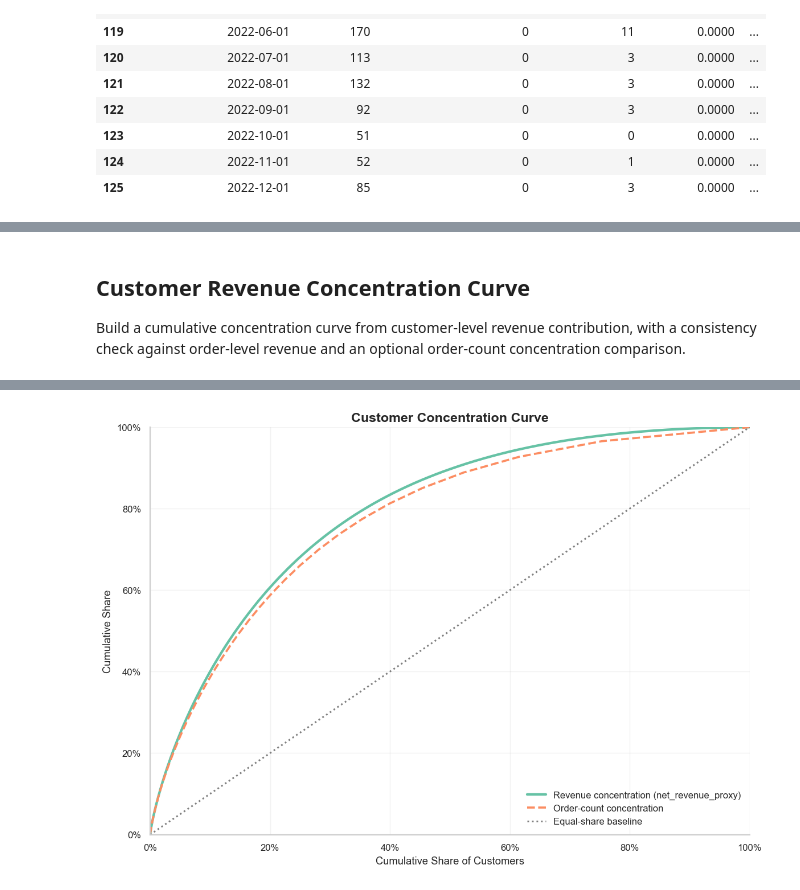
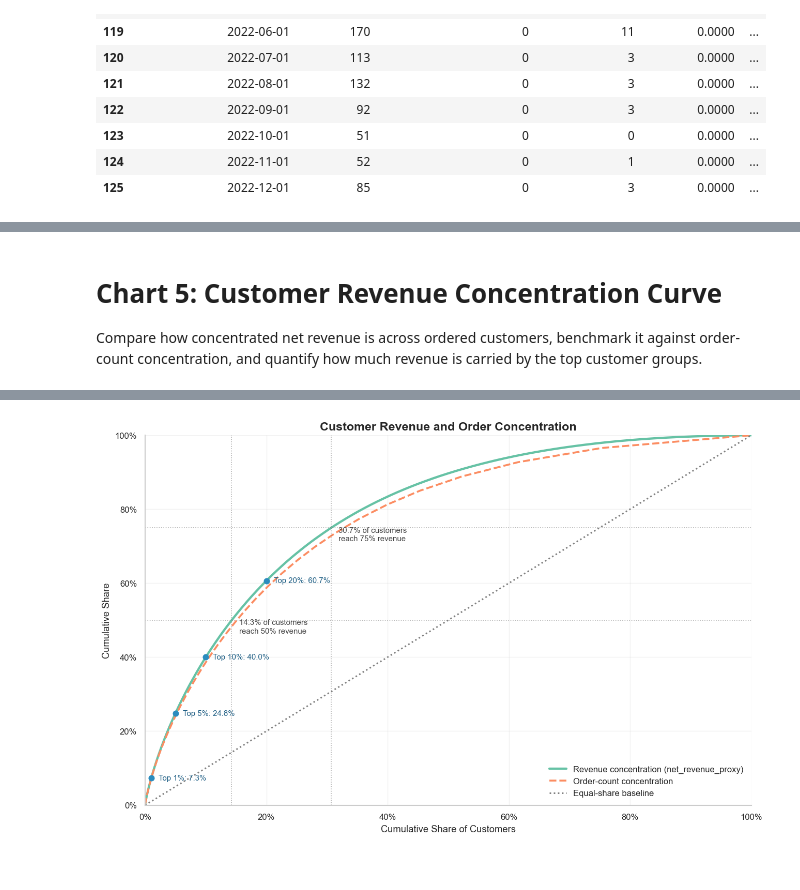
Before and after one commit to NgTHung/DATATHON-2026-r1, a Jupyter notebook: notebooks/Demand-side.ipynb, the cells around one changed output, grey strips where cells are left out. Cells and saved outputs as stored; diff of their text form; code cells hidden in the pictures.

Commit message:
feat: update chart 5

```diff
--- a/notebooks/Demand-side.ipynb
+++ b/notebooks/Demand-side.ipynb
@@ -834,7 +949,7 @@ plt.tight_layout()
 # %% [markdown]
-## Customer Revenue Concentration Curve
+# Chart 5: Customer Revenue Concentration Curve
 
-Build a cumulative concentration curve from customer-level revenue contribution, with a consistency check against order-level revenue and an optional order-count concentration comparison.
+Compare how concentrated net revenue is across ordered customers, benchmark it against order-count concentration, and quantify how much revenue is carried by the top customer groups.
 # %%
 revenue_metric = "net_revenue_proxy" if "net_revenue_proxy" in customer_fact.columns else "net_revenue"
 
@@ -919,37 +1044,70 @@ concentration_snapshot
 |  | customers_in_curve | excluded_non_positive_revenue_cus... | top_1pct_revenue_share | top_5pct_revenue_share | ... |
 | 0 | 90246 | 0 | 0.0727 | 0.2483 | ... |
 # %%
-fig, ax = plt.subplots(figsize=(10, 7))
+fig, ax = plt.subplots(figsize=(11, 7))
 ax.plot(
     revenue_curve["cum_customer_share"],
     revenue_curve["cum_revenue_share"],
     label=f"Revenue concentration ({revenue_metric})",
     linewidth=2.6,
 )
 ax.plot(
     order_curve["cum_customer_share"],
     order_curve["cum_order_share"],
     label="Order-count concentration",
     linewidth=2.2,
     linestyle="--",
 )
 ax.plot(
     [0, 1],
     [0, 1],
     color="gray",
     linestyle=":",
     linewidth=1.8,
     label="Equal-share baseline",
 )
 
-ax.set_title("Customer Concentration Curve")
+for customer_share in [0.01, 0.05, 0.10, 0.20]:
+    top_n = max(1, int(round(len(revenue_curve) * customer_share)))
+    point = revenue_curve.iloc[top_n - 1]
+    ax.scatter(
+        point["cum_customer_share"],
+        point["cum_revenue_share"],
+        s=45,
+        color="#2b8cbe",
+        zorder=3,
+    )
+    ax.text(
+        point["cum_customer_share"] + 0.012,
+        point["cum_revenue_share"],
+        f"Top {customer_share:.0%}: {point['cum_revenue_share']:.1%}",
+        va="center",
+        fontsize=9,
+        color="#1f5f85",
+    )
+
+for revenue_share in [0.50, 0.75]:
+    threshold_idx = int((revenue_curve["cum_revenue_share"] >= revenue_share).idxmax())
+    point = revenue_curve.iloc[threshold_idx]
+    ax.axhline(revenue_share, color="#777777", linestyle=":", linewidth=1, alpha=0.6)
+    ax.axvline(point["cum_customer_share"], color="#777777", linestyle=":", linewidth=1, alpha=0.6)
+    ax.text(
+        point["cum_customer_share"] + 0.012,
+        revenue_share - 0.035,
+        f"{point['cum_customer_share']:.1%} of customers\nreach {revenue_share:.0%} revenue",
+        fontsize=9,
+        color="#444444",
+    )
+
+ax.set_title("Customer Revenue and Order Concentration")
 ax.set_xlabel("Cumulative Share of Customers")
 ax.set_ylabel("Cumulative Share")
 ax.xaxis.set_major_formatter(mtick.PercentFormatter(1.0))
 ax.yaxis.set_major_formatter(mtick.PercentFormatter(1.0))
 ax.set_xlim(0, 1)
 ax.set_ylim(0, 1)
+ax.grid(alpha=0.25)
 ax.legend(loc="lower right")
 plt.tight_layout()
 # %% [output]
-[figure, old version]
+[figure, new version]
```
Also changed, not shown: parts of 12 cells of this notebook.
